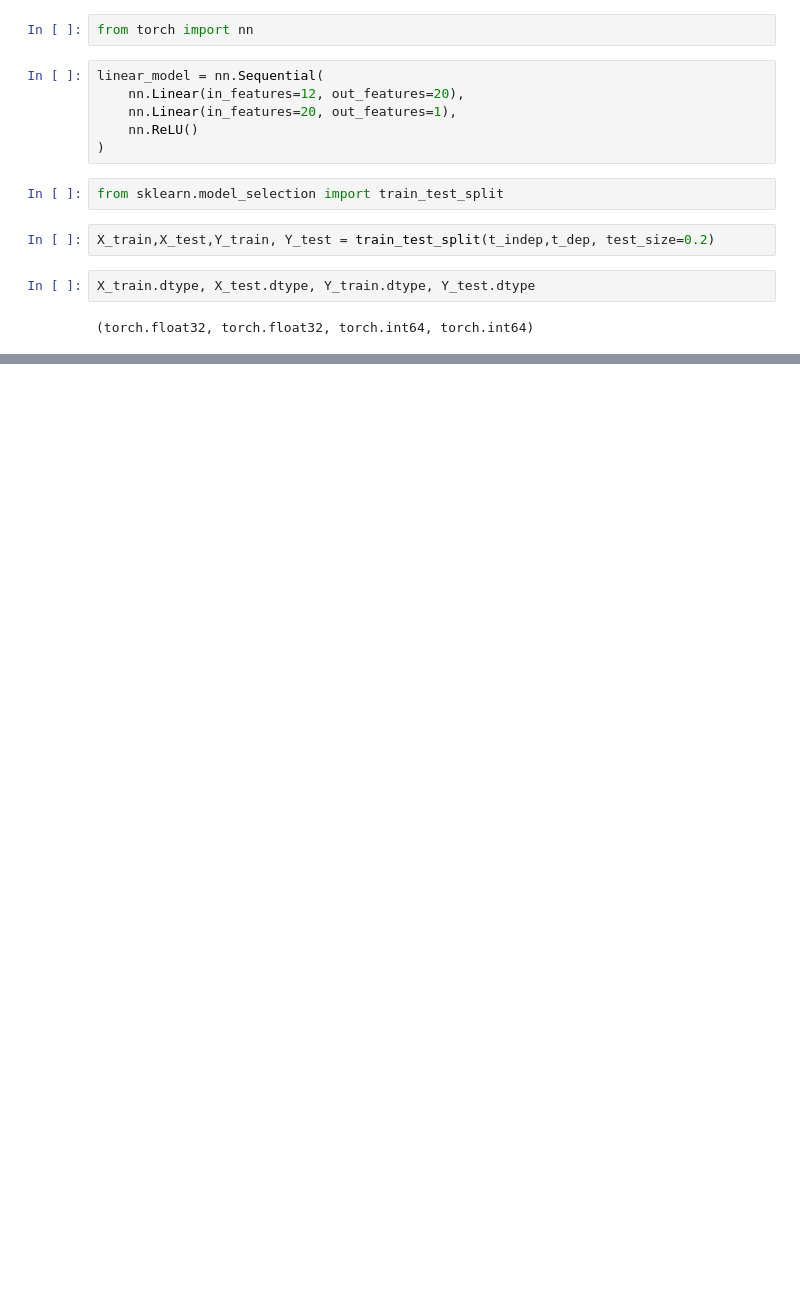
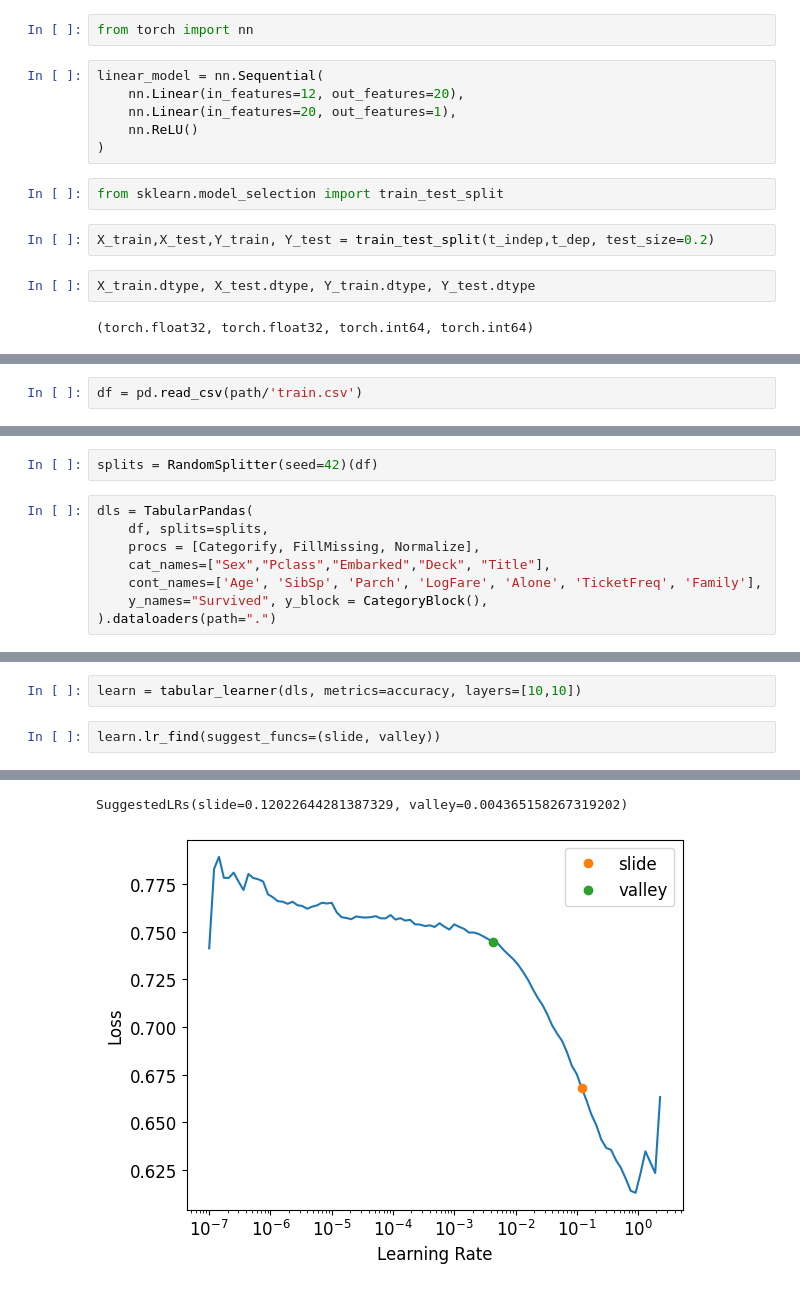
Before and after one commit to SanjaySaatyaki/fast_ai_try_out, a Jupyter notebook: tabular.ipynb, the cells around one changed output, grey strips where cells are left out. Cells and saved outputs as stored; diff of their text form; blank space fills up the shorter version.

```diff
--- a/tabular.ipynb
+++ b/tabular.ipynb
@@ -276,0 +277,2 @@ Epoch : 900 | Loss: 0.5981| Test Loss: 0.5679
+# %%
+df = pd.read_csv(path/'train.csv')
@@ -276,0 +290,10 @@ Epoch : 900 | Loss: 0.5981| Test Loss: 0.5679
+# %%
+splits = RandomSplitter(seed=42)(df)
+# %%
+dls = TabularPandas(
+    df, splits=splits,
+    procs = [Categorify, FillMissing, Normalize],
+    cat_names=["Sex","Pclass","Embarked","Deck", "Title"],
+    cont_names=['Age', 'SibSp', 'Parch', 'LogFare', 'Alone', 'TicketFreq', 'Family'],
+    y_names="Survived", y_block = CategoryBlock(),
+).dataloaders(path=".")
@@ -276,0 +307,5 @@ Epoch : 900 | Loss: 0.5981| Test Loss: 0.5679
+# %%
+learn = tabular_learner(dls, metrics=accuracy, layers=[10,10])
+# %%
+learn.lr_find(suggest_funcs=(slide, valley))
+# %% [output]
@@ -276,0 +313,2 @@ Epoch : 900 | Loss: 0.5981| Test Loss: 0.5679
+SuggestedLRs(slide=0.12022644281387329, valley=0.004365158267319202)
+[figure, added]
```
Also changed, not shown: parts of 12 cells of this notebook.
